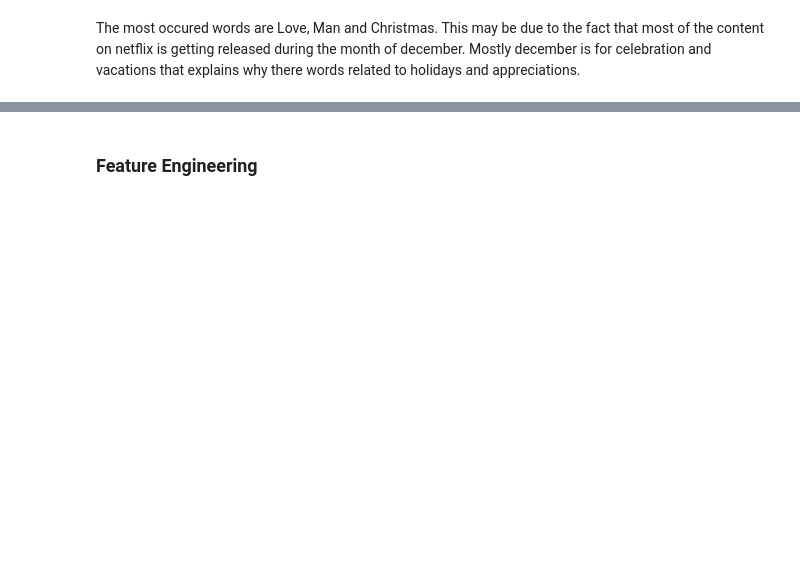
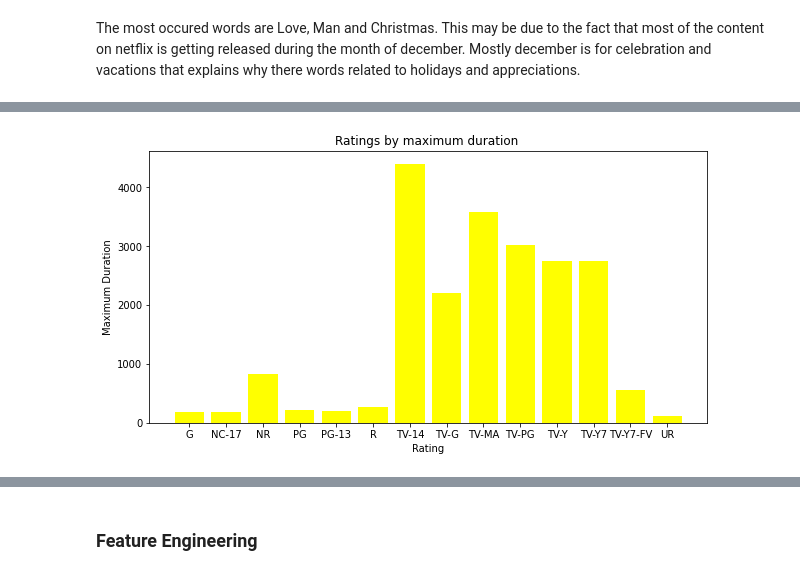
Before and after one commit to Shashwat-spyder/Netflix-movies-and-tv-shows-recommendation-system, a Jupyter notebook: Untitled18.ipynb, the cells around one changed output, grey strips where cells are left out. Drawn from its saved outputs; the diff is of its cells as text; code cells hidden in the pictures; blank space fills up the shorter version.

```diff
--- a/Untitled18.ipynb
+++ b/Untitled18.ipynb
@@ -570,0 +580,22 @@ The most occured words are Love, Man and Christmas. This may be due to the fact
+# %%
+duration_count= df.groupby('rating')['duration'].max().reset_index()
+
+#creating the datasets
+rating = duration_count['rating']
+duration = duration_count['duration']
+
+#setting figure size
+fig=plt.figure(figsize=(10,5))
+
+#creating the bar plot
+plt.bar(rating, duration, color='yellow',width=0.8)
+
+#labelling axes and title
+plt.xlabel('Rating')
+plt.ylabel('Maximum Duration')
+plt.title('Ratings by maximum duration ')
+
+#plotting the graph
+plt.show()
+# %% [output]
+[figure, added]
```
Also changed, not shown: parts of 133 cells of this notebook.
